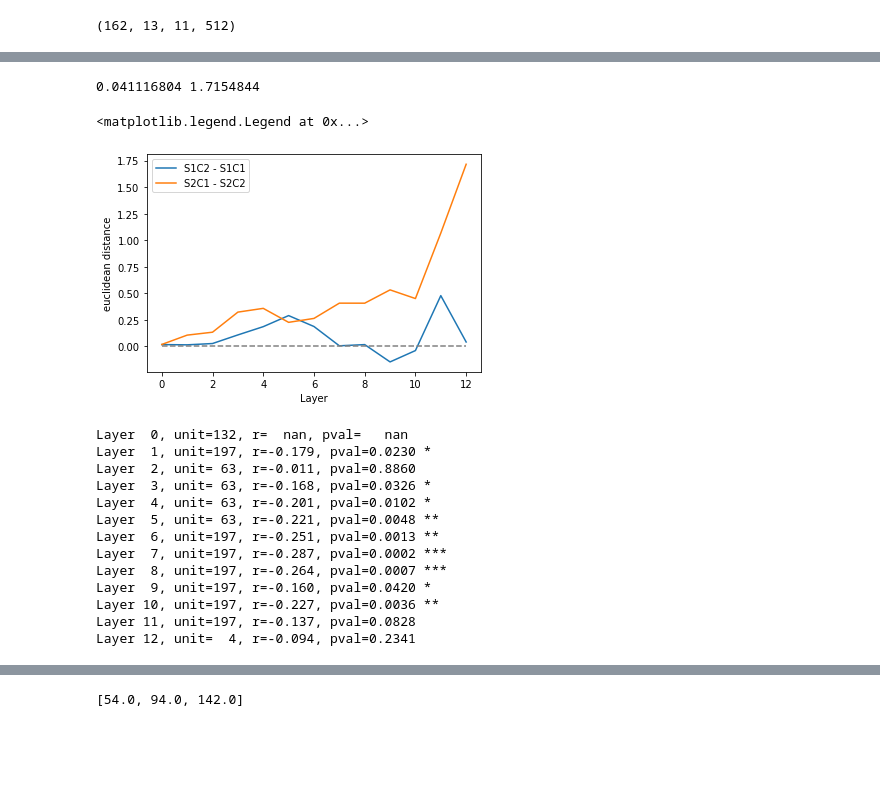
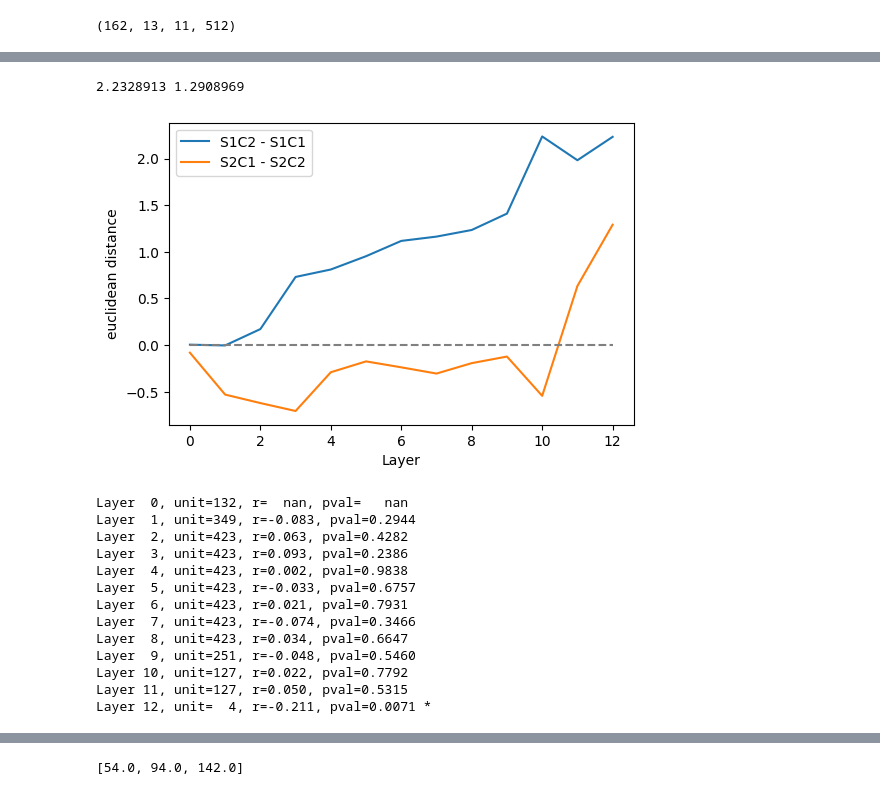
Before and after one commit to TheNeuromancer/CLIP-analyze, a Jupyter notebook: code/Untitled.ipynb, the cells around one changed output, grey strips where cells are left out. Saved outputs shown, nothing was run; the diff lists cells and outputs as text; code cells hidden in the pictures; blank space fills up the shorter version.

```diff
--- a/code/Untitled.ipynb
+++ b/code/Untitled.ipynb
@@ -70,9 +73,9 @@ def distance(a, b, mode='euclidean'):
 mode = "euclidean"
 # mode = "cosine"
 # %%
-colors = ["red", "green", "blue", "yellow"] #, "purple"]
+colors = ["red", "green", "blue"] #, "yellow"] #, "purple"]
 # colors = ["big", "small", "huge", "tiny", "red", "green", "blue", "yellow"]
-shapes = ["square", "triangle", "circle", "star", "card", "ball", "book", "box"]
+shapes = ["square", "triangle", "circle"] #, "star"] #, "card", "ball", "book", "box"]
 # shapes = ["card", "ball", "book", "box"]
 # %%
 layers = np.arange(13)
@@ -80,8 +83,11 @@ dist_all_layers = []
 for layer in layers:
     distances = []
     differences = [] # differences separately for each dim
+    adj_noun_embs = []
+    full_sentences = []
     for color, shape in product(colors, shapes):
         all_sentences = [color, shape, " ".join(["A", color, shape])]
+        if layer == 0: print(all_sentences)
         with torch.no_grad():
             inputs = processor(text=all_sentences, return_tensors="pt", padding=True, truncation=True)
             assert inputs.input_ids.shape[1] == 3 + sos + eos, f"{color}, {shape}, {inputs.input_ids.shape}"
@@ -109,4 +115,8 @@ for layer in layers:
         match = color_hemb - shape_hemb
         mismatch = color_emb - shape_emb
         differences.append(mismatch - match)
+
+        adj_noun_embs.append(outputs.pooler_output[-1]) #layer_emb[-1][-1])
+        full_sentences.append(all_sentences[-1])
+
     dist_all_layers.append(np.mean(distances, 0))
@@ -125,0 +144,31 @@ Text(0, 0.5, 'euclidean distance')
+# %%
+# adj noun PCA
+# PCA
+word2marker = {"circle": 'o', "triangle": '^', "square": 's', "star": '*'}
+word2color = {"red":'r',"green":'g',"blue":'b', "yellow": "y"}
+
+X = np.stack(adj_noun_embs)
+print(X.shape)
+
+method_prelim = PCA(4)
+method_prelim.fit(X)
+reduc_X = method_prelim.transform(X)
+print(reduc_X.shape)
+
+plt.figure(dpi=150)
+for i, sent in enumerate(full_sentences):
+    object = sent.split()[-1]
+    color = sent.split()[1]
+    plt.plot(reduc_X[i,0], reduc_X[i,1], marker=word2marker[object], color=word2color[color], markersize=10)
+plt.xlabel("PC1")
+plt.ylabel("PC2")
+plt.savefig(out_path / "prelim_PCA.png", dpi=300)
+
+plt.figure(dpi=150)
+for i, sent in enumerate(full_sentences):
+    object = sent.split()[-1]
+    color = sent.split()[1]
+    plt.plot(reduc_X[i,2], reduc_X[i,3], marker=word2marker[object], color=word2color[color], markersize=10)
+plt.xlabel("PC3")
+plt.ylabel("PC4")
+plt.savefig(out_path / "prelim_PCA_dim3-4.png", dpi=300)
@@ -267,15 +322,16 @@ Text(0, 0.5, 'Difference between mismatch and match')
 # %%
+plt.figure(dpi=100)
 print(np.mean(distances1), np.mean(distances2))
 plt.plot(layers, dist_all_layers, label="S1C2 - S1C1")
 plt.plot(layers, dist_all_layers2, label="S2C1 - S2C2")
 plt.plot(layers, np.zeros_like(layers), ls="--", c="grey")
 plt.xlabel("Layer")
 plt.ylabel(f"{mode} distance")
 plt.legend()
+plt.savefig(out_path / "normal_distances.png", dpi=300)
 # %% [output]
-0.041116804 1.7154844
+2.2328913 1.2908969
-<matplotlib.legend.Legend at 0x...>
-[figure, old version]
+[figure, new version]
 # %%
 ## look at dimension that has the highest distance for joint vs disjoint
 for layer in layers:
@@ -288,15 +344,15 @@ for layer in layers:
     print(f"Layer {layer:2}, unit={best_unit:3}, r={r:5.3f}, pval={p:6.4f} {s}")
 # %% [output]
 Layer  0, unit=132, r=  nan, pval=   nan
-Layer  1, unit=197, r=-0.179, pval=0.0230 *
-Layer  2, unit= 63, r=-0.011, pval=0.8860
-Layer  3, unit= 63, r=-0.168, pval=0.0326 *
-Layer  4, unit= 63, r=-0.201, pval=0.0102 *
-Layer  5, unit= 63, r=-0.221, pval=0.0048 **
-Layer  6, unit=197, r=-0.251, pval=0.0013 **
-Layer  7, unit=197, r=-0.287, pval=0.0002 ***
-Layer  8, unit=197, r=-0.264, pval=0.0007 ***
-Layer  9, unit=197, r=-0.160, pval=0.0420 *
-Layer 10, unit=197, r=-0.227, pval=0.0036 **
-Layer 11, unit=197, r=-0.137, pval=0.0828
-Layer 12, unit=  4, r=-0.094, pval=0.2341
+Layer  1, unit=349, r=-0.083, pval=0.2944
+Layer  2, unit=423, r=0.063, pval=0.4282
+Layer  3, unit=423, r=0.093, pval=0.2386
+Layer  4, unit=423, r=0.002, pval=0.9838
+Layer  5, unit=423, r=-0.033, pval=0.6757
+Layer  6, unit=423, r=0.021, pval=0.7931
+Layer  7, unit=423, r=-0.074, pval=0.3466
+Layer  8, unit=423, r=0.034, pval=0.6647
+Layer  9, unit=251, r=-0.048, pval=0.5460
+Layer 10, unit=127, r=0.022, pval=0.7792
+Layer 11, unit=127, r=0.050, pval=0.5315
+Layer 12, unit=  4, r=-0.211, pval=0.0071 *
```
Also changed, not shown: parts of 16 cells of this notebook, 8 other files.
